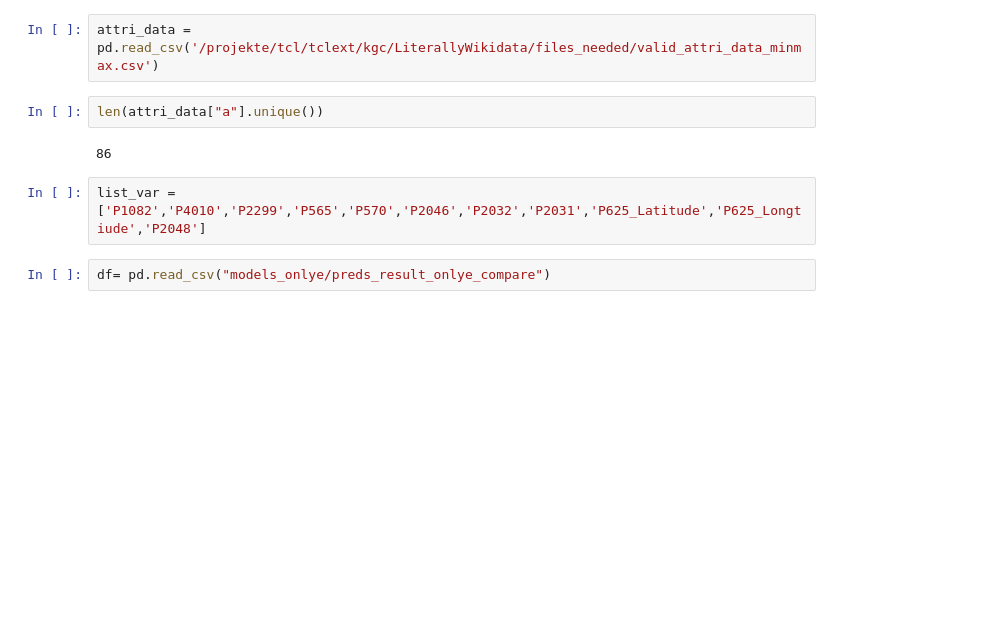
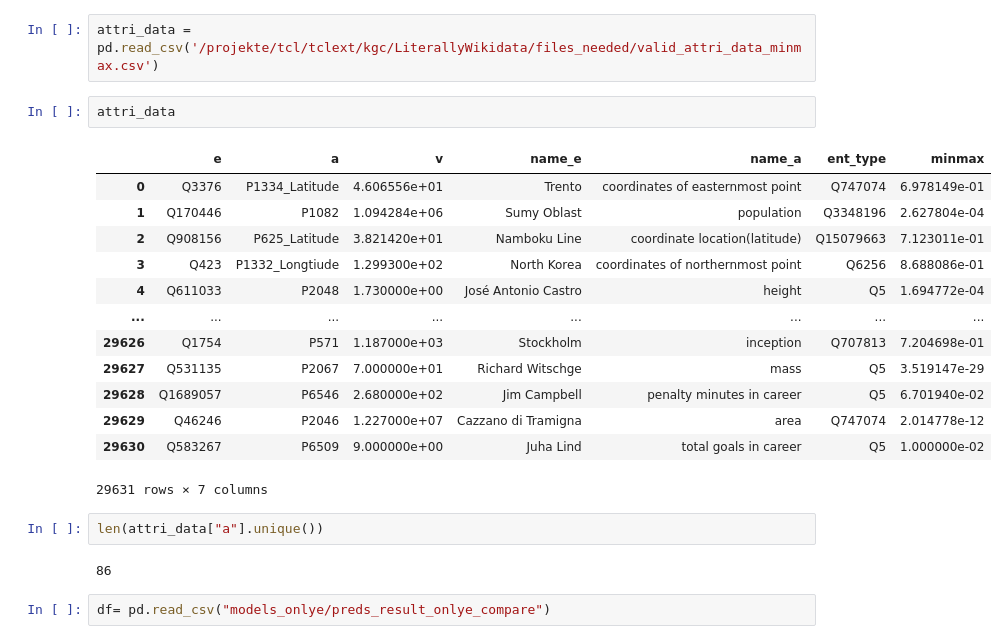
Before and after one commit to tinginde/Kgc-attribute-value-prediction-with-constraints, a Jupyter notebook: check_result.ipynb, the cells around one changed output. Drawn from its saved outputs; the diff is of its cells as text; blank space fills up the shorter version.

```diff
--- a/check_result.ipynb
+++ b/check_result.ipynb
@@ -37,11 +43,25 @@ pop_idx,gdp,gdp_per,date_of_birth,date_of_death,area,work_start,work_end,height,
 # %%
 attri_data = pd.read_csv('/projekte/tcl/tclext/kgc/LiterallyWikidata/files_needed/valid_attri_data_minmax.csv')
+# %%
+attri_data
+# %% [output]
+|  | e | a | v | name_e | name_a | ent_type | minmax |
+| 0 | Q3376 | P1334_Latitude | 4.606556e+01 | Trento | coordinates of easternmost point | Q747074 | 6.978149e-01 |
+| 1 | Q170446 | P1082 | 1.094284e+06 | Sumy Oblast | population | Q3348196 | 2.627804e-04 |
+| 2 | Q908156 | P625_Latitude | 3.821420e+01 | Namboku Line | coordinate location(latitude) | Q15079663 | 7.123011e-01 |
+| 3 | Q423 | P1332_Longtiude | 1.299300e+02 | North Korea | coordinates of northernmost point | Q6256 | 8.688086e-01 |
+| 4 | Q611033 | P2048 | 1.730000e+00 | José Antonio Castro | height | Q5 | 1.694772e-04 |
+| ... | ... | ... | ... | ... | ... | ... | ... |
+| 29626 | Q1754 | P571 | 1.187000e+03 | Stockholm | inception | Q707813 | 7.204698e-01 |
+| 29627 | Q531135 | P2067 | 7.000000e+01 | Richard Witschge | mass | Q5 | 3.519147e-29 |
+| 29628 | Q1689057 | P6546 | 2.680000e+02 | Jim Campbell | penalty minutes in career | Q5 | 6.701940e-02 |
+| 29629 | Q46246 | P2046 | 1.227000e+07 | Cazzano di Tramigna | area | Q747074 | 2.014778e-12 |
+| 29630 | Q583267 | P6509 | 9.000000e+00 | Juha Lind | total goals in career | Q5 | 1.000000e-02 |
+29631 rows × 7 columns
 # %%
 len(attri_data["a"].unique())
 # %% [output]
 86
-# %%
-list_var = ['P1082','P4010','P2299','P565','P570','P2046','P2032','P2031','P625_Latitude','P625_Longtiude','P2048']
 # %%
 df= pd.read_csv("models_onlye/preds_result_onlye_compare")
 # %%
```
Also changed, not shown: parts of 6 cells of this notebook, 9 other files.
